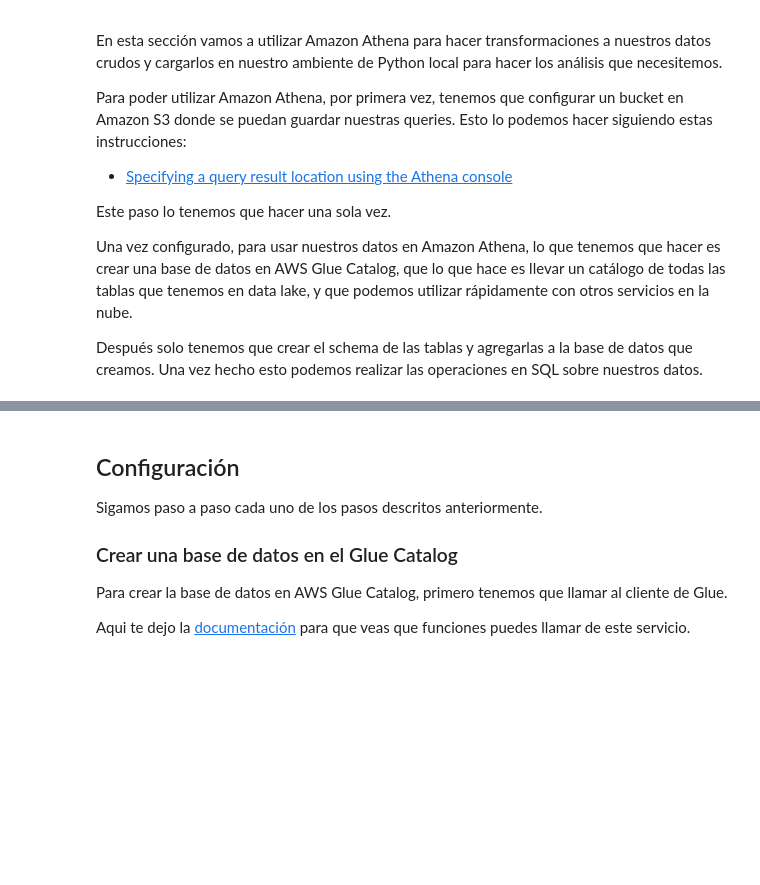
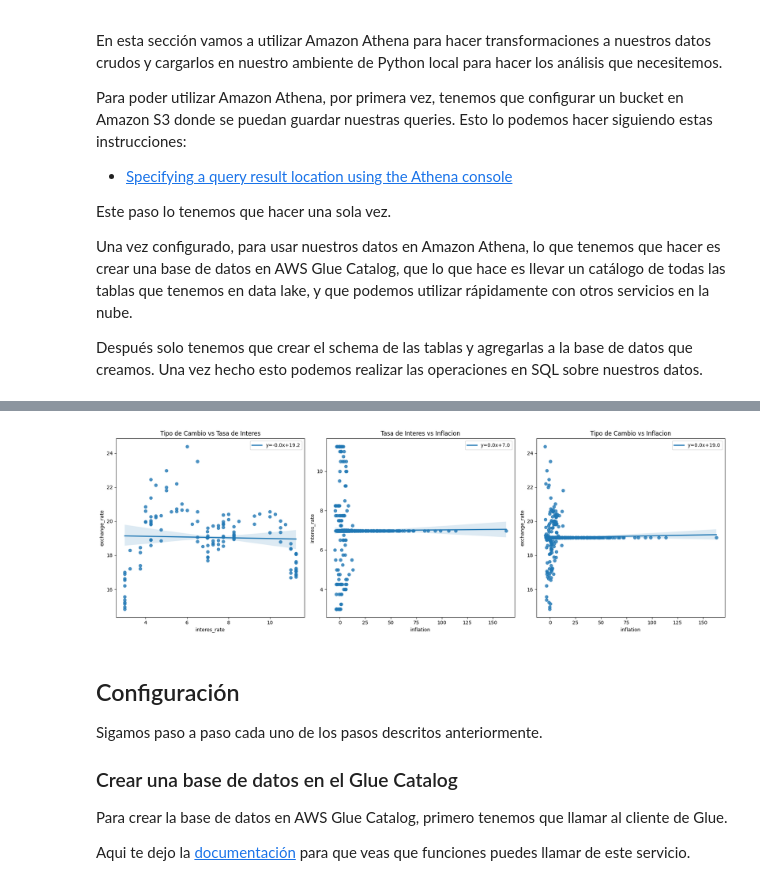
Before and after one commit to ThMRudolf/adpd_HW6, a Jupyter notebook: src/py/elts_hw06.ipynb, the cells around one changed output, grey strips where cells are left out. Saved outputs shown, nothing was run; the diff lists cells and outputs as text; code cells hidden in the pictures; blank space fills up the shorter version.

```diff
--- a/src/py/elts_hw06.ipynb
+++ b/src/py/elts_hw06.ipynb
@@ -64,3 +108,30 @@ df_merged.to_csv('../../data/processed/united_table.csv', index=False)
+# %%
+import seaborn as sns
+
+import matplotlib.pyplot as plt
+
+# Create a figure with 3 subplots
+fig, axes = plt.subplots(1, 3, figsize=(18, 6))
+
+# Scatter plot and regression line for tipo_de_cambio ~ tasa_de_interes
+sns.regplot(x='interes_rate', y='exchange_rate', data=df_merged, ax=axes[0], line_kws={'label':"y={0:.1f}x+{1:.1f}".format(model_tipo_de_cambio_tasa_de_interes.params[1],model_tipo_de_cambio_tasa_de_interes.params[0])})
+axes[0].set_title('Tipo de Cambio vs Tasa de Interes')
+axes[0].legend()
+
+# Scatter plot and regression line for tasa_de_interes ~ inflacion
+sns.regplot(x='inflation', y='interes_rate', data=df_merged, ax=axes[1], line_kws={'label':"y={0:.1f}x+{1:.1f}".format(model_tasa_de_interes_inflacion.params[1],model_tasa_de_interes_inflacion.params[0])})
+axes[1].set_title('Tasa de Interes vs Inflacion')
+axes[1].legend()
+
+# Scatter plot and regression line for tipo_de_cambio ~ inflacion
+sns.regplot(x='inflation', y='exchange_rate', data=df_merged, ax=axes[2], line_kws={'label':"y={0:.1f}x+{1:.1f}".format(model_tipo_de_cambio_inflacion.params[1],model_tipo_de_cambio_inflacion.params[0])})
+axes[2].set_title('Tipo de Cambio vs Inflacion')
+axes[2].legend()
+
+plt.tight_layout()
+plt.show()
+# %% [output]
+[figure, added]
 # %% [markdown]
 ## Configuración
 
```
Also changed, not shown: parts of 5 cells of this notebook, 1 other file.
